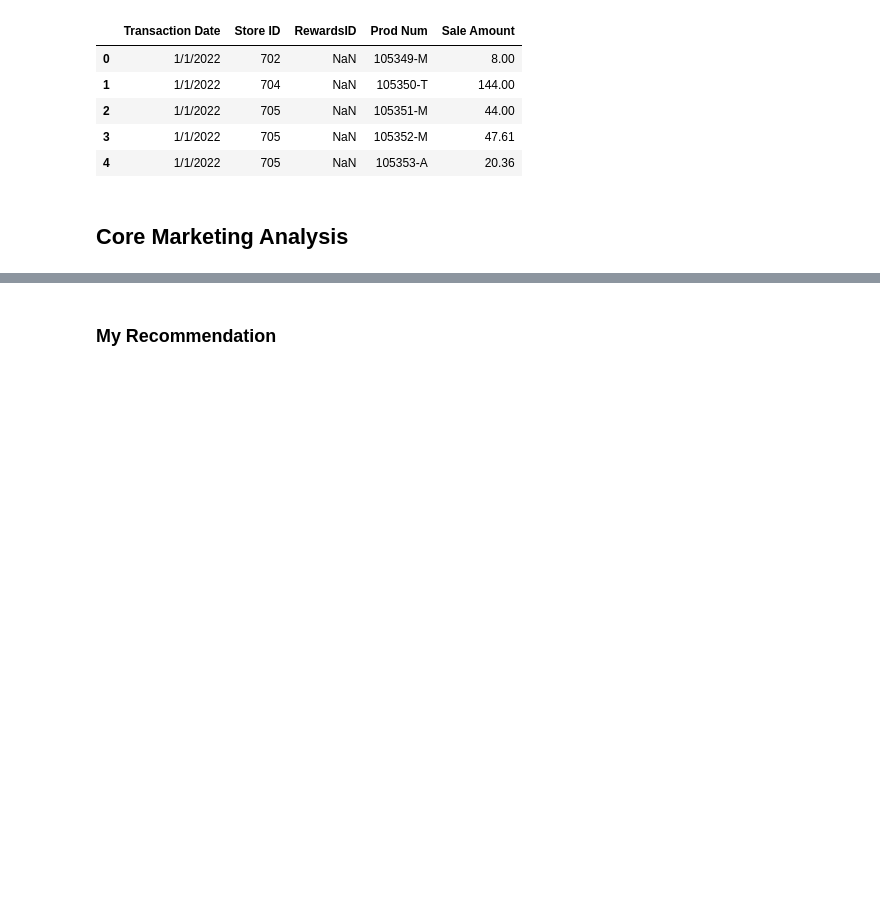
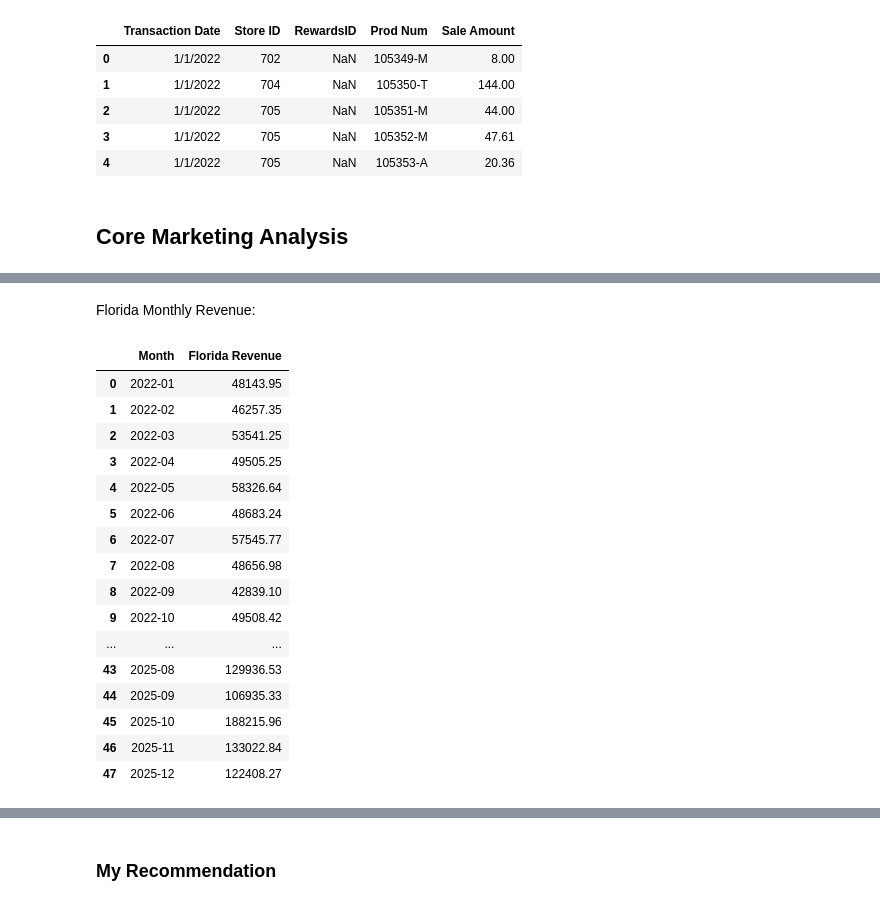
Before and after one commit to edmundvi/Capstone_2, a Jupyter notebook: viray_sales_analysis.ipynb, the cells around one changed output, grey strips where cells are left out. Drawn from its saved outputs; the diff is of its cells as text; code cells hidden in the pictures; blank space fills up the shorter version.

```diff
--- a/viray_sales_analysis.ipynb
+++ b/viray_sales_analysis.ipynb
@@ -130,0 +176,31 @@ Monthly revenue for in-store sales for the two sales territories
+# %% [markdown]
+Florida Monthly Revenue:
+# %%
+fl_sales = ssales[ssales['Store ID'].isin(fl_ids)]                                                  # Use isin to filter store sales from previous South Carolina stores dataframe
+
+fl_sales['Transaction Date'] = pd.to_datetime(fl_sales['Transaction Date'])                         # Convert Transaction Date to datetime
+fl_sales['Transaction Date'] = fl_sales['Transaction Date'].dt.to_period('M')                       # Remove day from the transaction date
+
+fl_revenue = fl_sales.groupby('Transaction Date')[['Sale Amount']].sum().reset_index()              # Displays and groups by transaction date, finding the sum of each month, reset index for cleaner display
+
+fl_revenue.rename(columns={'Transaction Date': 'Month', 'Sale Amount': 'Florida Revenue'}, inplace=True)    # Rename Columns
+
+fl_revenue
+# %% [output]
+|  | Month | Florida Revenue |
+| 0 | 2022-01 | 48143.95 |
+| 1 | 2022-02 | 46257.35 |
+| 2 | 2022-03 | 53541.25 |
+| 3 | 2022-04 | 49505.25 |
+| 4 | 2022-05 | 58326.64 |
+| 5 | 2022-06 | 48683.24 |
+| 6 | 2022-07 | 57545.77 |
+| 7 | 2022-08 | 48656.98 |
+| 8 | 2022-09 | 42839.10 |
+| 9 | 2022-10 | 49508.42 |
+| ... | ... | ... |
+| 43 | 2025-08 | 129936.53 |
+| 44 | 2025-09 | 106935.33 |
+| 45 | 2025-10 | 188215.96 |
+| 46 | 2025-11 | 133022.84 |
+| 47 | 2025-12 | 122408.27 |
```
Also changed, not shown: parts of 16 cells of this notebook.
